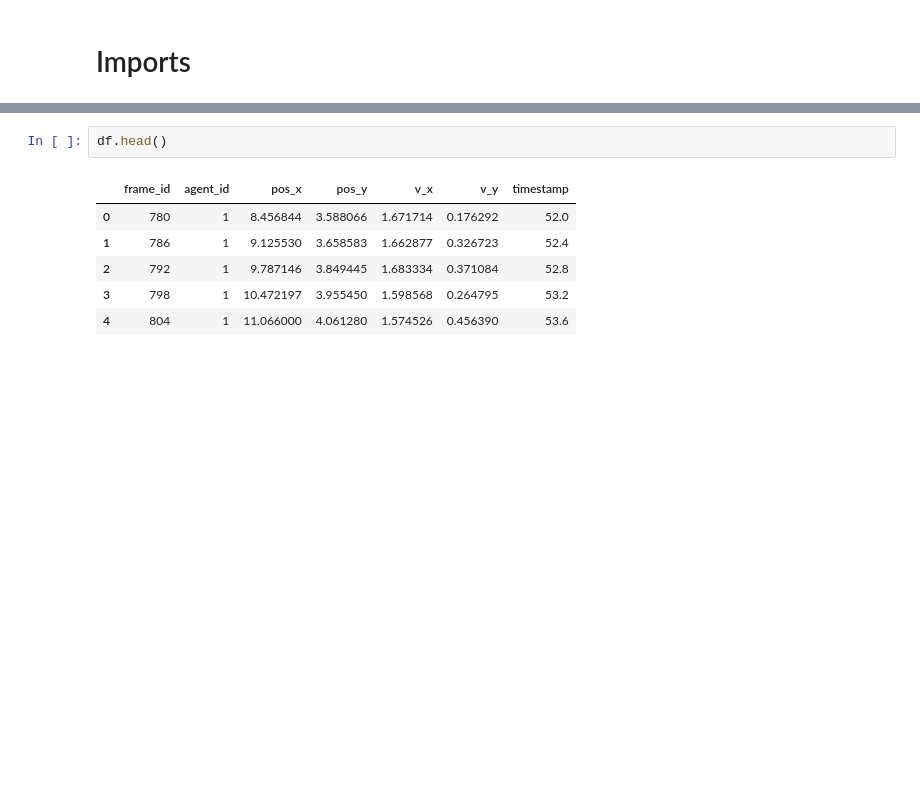
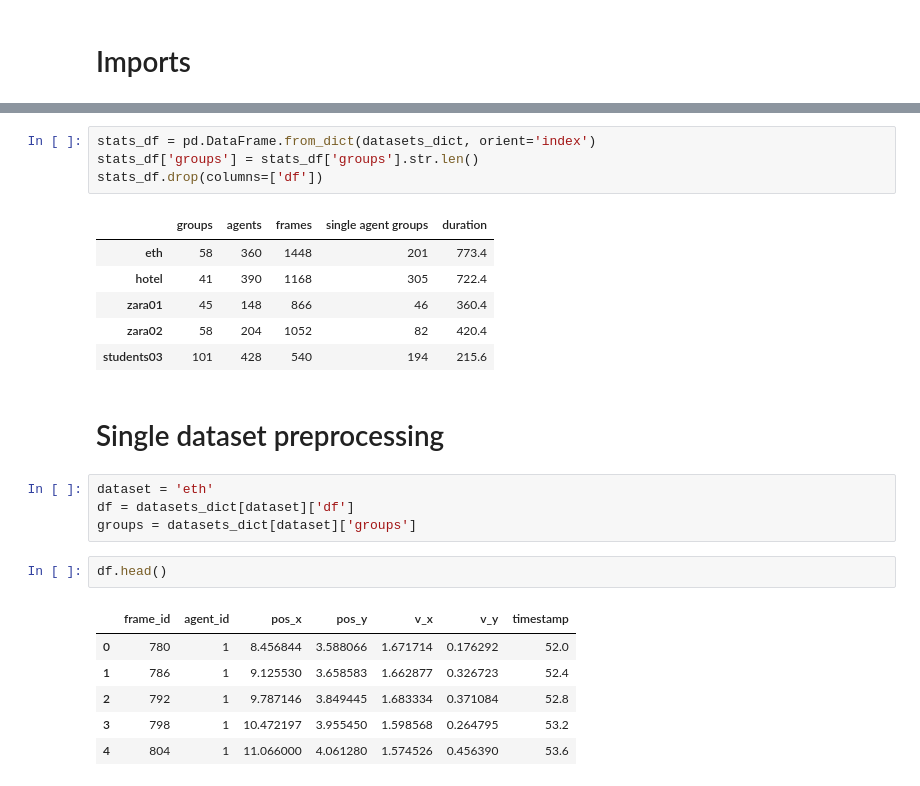
Before and after one commit to ADA-research/context-group-detection, a Jupyter notebook: datasets/dataset_analysis.ipynb, the cells around one changed output, grey strips where cells are left out. Cells and saved outputs as stored; diff of their text form; blank space fills up the shorter version.

```diff
--- a/datasets/dataset_analysis.ipynb
+++ b/datasets/dataset_analysis.ipynb
@@ -15,3 +28,20 @@ groups = read_groups(dataset_path)
+# %%
+stats_df = pd.DataFrame.from_dict(datasets_dict, orient='index')
+stats_df['groups'] = stats_df['groups'].str.len()
+stats_df.drop(columns=['df'])
+# %% [output]
+|  | groups | agents | frames | single agent groups | duration |
+| eth | 58 | 360 | 1448 | 201 | 773.4 |
+| hotel | 41 | 390 | 1168 | 305 | 722.4 |
+| zara01 | 45 | 148 | 866 | 46 | 360.4 |
+| zara02 | 58 | 204 | 1052 | 82 | 420.4 |
+| students03 | 101 | 428 | 540 | 194 | 215.6 |
+# %% [markdown]
+# Single dataset preprocessing
+# %%
+dataset = 'eth'
+df = datasets_dict[dataset]['df']
+groups = datasets_dict[dataset]['groups']
 # %%
 df.head()
 # %% [output]
```
Also changed, not shown: parts of 33 cells of this notebook, 3 other files.
